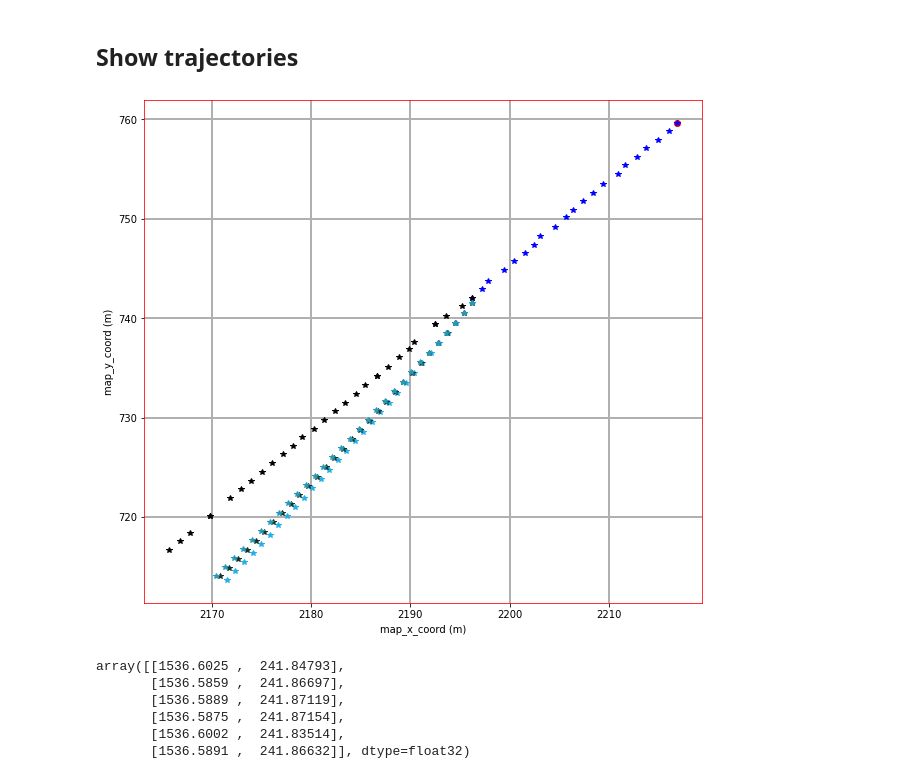
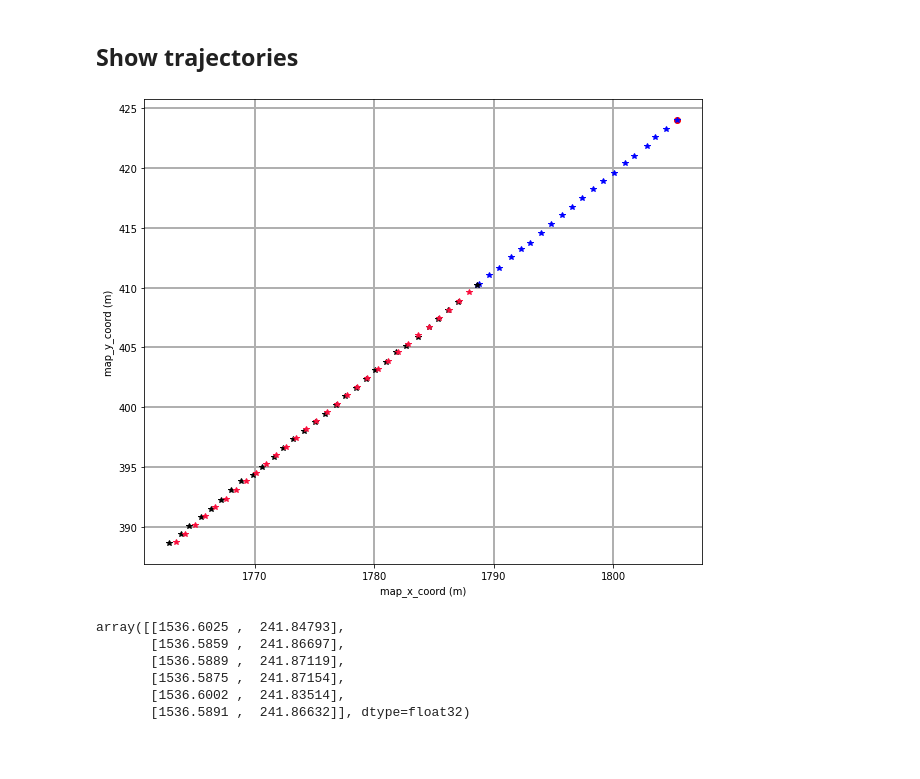
Before and after one commit to RobeSafe-UAH/SoPhie, a Jupyter notebook: traj_visualizer.ipynb, the cells around one changed output. Cells and saved outputs as stored; diff of their text form; code cells hidden in the pictures; blank space fills up the shorter version.

```diff
--- a/traj_visualizer.ipynb
+++ b/traj_visualizer.ipynb
@@ -17,7 +33,7 @@ INFO:argoverse.data_loading.vector_map_loader:Loaded root: ArgoverseVectorMap
 # %% [markdown]
 ## Load config
 # %%
-BASE_DIR = "/home/robesafe/tesis/SoPhie"
+BASE_DIR = "/home/robesafe/libraries/SoPhie"
 
 with open(r'./configs/sophie_argoverse.yml') as config:
     config = yaml.safe_load(config)
@@ -65,7 +81,7 @@ Dataset time:  13.628638744354248
 # %% [markdown]
 ## Load generator from checkpoint
 # %%
-model_path = "./save/argoverse/exp7/argoverse_motion_forecasting_dataset_0_with_model.pt"
+model_path = "./save/argoverse/exp3_single_agent/argoverse_motion_forecasting_dataset_0_with_model.pt"
 checkpoint = torch.load(model_path)
 generator = TrajectoryGenerator(config.sophie.generator)
 generator.load_state_dict(checkpoint.config_cp['g_state'])
@@ -92,15 +108,20 @@ TrajectoryGenerator(
 # %% [markdown]
 ## Run test
 # %%
-num_samples = 3
+num_samples = 1
 output_all = []
+
+ade_list = []
+fde_list = []
+
 with torch.no_grad():
     for batch_index, batch in enumerate(loader):
-        if batch_index > 10:
+        if batch_index > 99:
             break
         batch = [tensor.cuda() for tensor in batch]
         (obs_traj, pred_traj_gt, obs_traj_rel, pred_traj_gt_rel, non_linear_obj,
                     loss_mask, seq_start_end, frames, object_cls, obj_id, ego_origin, num_seq_list) = batch
+
         predicted_traj = []
         agent_idx = int(torch.where(object_cls==1)[0].cpu().item())
         traj_real = torch.cat([obs_traj, pred_traj_gt], dim=0)
@@ -114,6 +135,7 @@ with torch.no_grad():
             pred_traj_fake = relative_to_abs_sgan(pred_traj_fake_rel, obs_traj[-1])
             traj_fake = torch.cat([obs_traj, pred_traj_fake], dim=0)
             predicted_traj.append(traj_fake[:,agent_idx,:])
+
         predicted_traj = torch.stack(predicted_traj, axis=0)
         predicted_traj = predicted_traj.cpu().numpy()
         output_all.append(predicted_traj)
@@ -122,26 +144,26 @@ with torch.no_grad():
 # %%
 import matplotlib
 ax = plt.gca()
 
-predicted_traj = output_all[6]
+predicted_traj = output_all[27]
 with plt.rc_context({'xtick.color': 'white', 'ytick.color': 'white'}):
     plt.grid(linestyle='-', linewidth=2)
     plt.plot(predicted_traj[0,0,0],predicted_traj[0,0,1],'-o',c='r') #starting point here
     plt.plot(predicted_traj[0,:21,0],predicted_traj[0,:21,1],'*',c='b')
 
     for i in range(len(predicted_traj)):
         if i == 0:
             c = 'black'
         else:
             c= np.random.rand(3,)
         plt.plot(predicted_traj[i,20:,0],predicted_traj[i,20:,1],'*',c=c)#np.random.rand(3,)
     plt.xlabel('map_x_coord (m)')
     plt.ylabel('map_y_coord (m)')
     ax.set_aspect('equal')
     ax.figure.set_size_inches(10,10)
     plt.show()
 # %% [output]
-[figure, old version]
+[figure, new version]
 # %%
 predicted_traj.shape
 predicted_traj[:, 0,:]
```
Also changed, not shown: parts of 2 cells of this notebook, 12 other files.
